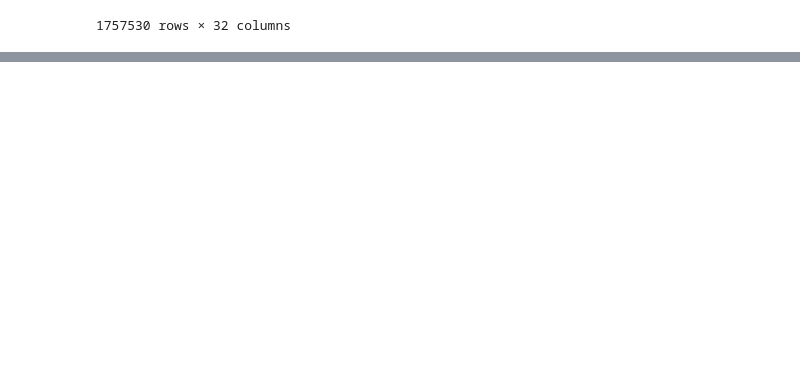
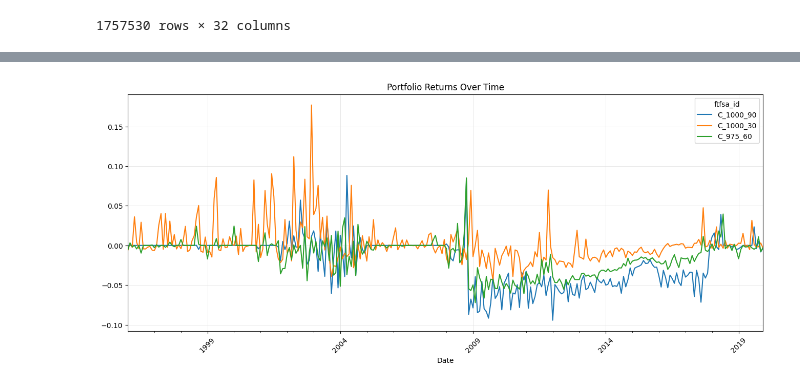
Before and after one commit to jmbejara/constantinides_2013_options, a Jupyter notebook: notebooks/portfolios.ipynb, the cells around one changed output, grey strips where cells are left out. Drawn from its saved outputs; the diff is of its cells as text; code cells hidden in the pictures; blank space fills up the shorter version.

Commit message:
first pass at leverage-adjusted portfolio returns

```diff
--- a/notebooks/portfolios.ipynb
+++ b/notebooks/portfolios.ipynb
@@ -382,3 +502,0 @@ Index(['ftfsa_id', 'date', 'exdate', 'moneyness', 'secid', 'open', 'close',
-# %%
-spx_mod.set_index(['date', 'ftfsa_id'], inplace=True)
-spx_mod
@@ -417,5 +502,0 @@ spx_mod[['kernel_weight']]
-# %%
-# this is the value of the call or put option set for each day's portfolio
-# weighted_daily portfolio values
-spx_mod['weighted_portfolio_value'] = pd.DataFrame((spx_mod.loc[:, 'kernel_weight'] * spx_mod.loc[:, 'mid_price']).groupby(['date','ftfsa_id']).sum(), columns=['weighted_portfolio_value'])
-spx_mod
@@ -544,0 +503,10 @@ portfolios
+# %%
+portfolio_returns = compute_cjs_return_leverage_investment(spx_mod)
+
+# Preview result
+portfolio_returns.set_index(['date', 'ftfsa_id'], inplace=True)
+
+portfolio_returns = portfolio_returns.pivot_table(index='date', columns='ftfsa_id', values='portfolio_return')
+portfolio_returns = pd.DataFrame(np.where(portfolio_returns > 1.0, np.nan, portfolio_returns), index=portfolio_returns.index, columns=portfolio_returns.columns)
+rets = portfolio_returns.copy()
+rets
@@ -544,0 +532,20 @@ portfolios
+# %%
+# choose monthly or daily returns
+# CJS used monthly returns, but we can also use daily returns for analysis
+use_monthly = True
+if use_monthly:
+    # Resample to monthly returns
+    rets = rets.resample('M').apply(lambda x: (x + 1).prod() - 1)
+else:
+    # Resample to daily returns
+    rets = portfolio_returns.copy()
+# %%
+# plot groups of portfolios as line charts
+portfolio_list = ['C_1000_90', 'C_1000_30', 'C_975_60', ] #'P_950_30', 'P_1025_60', 'P_950_90'
+(rets[portfolio_list]).plot(figsize=(16, 6), title='Portfolio Returns Over Time')
+plt.xlabel('Date')
+plt.xticks(rotation=45)
+plt.gca().grid(True, which='major', color='#dddddd', linewidth=0.5)
+plt.show()
+# %% [output]
+[figure, added]
```
Also changed, not shown: parts of 35 cells of this notebook.
